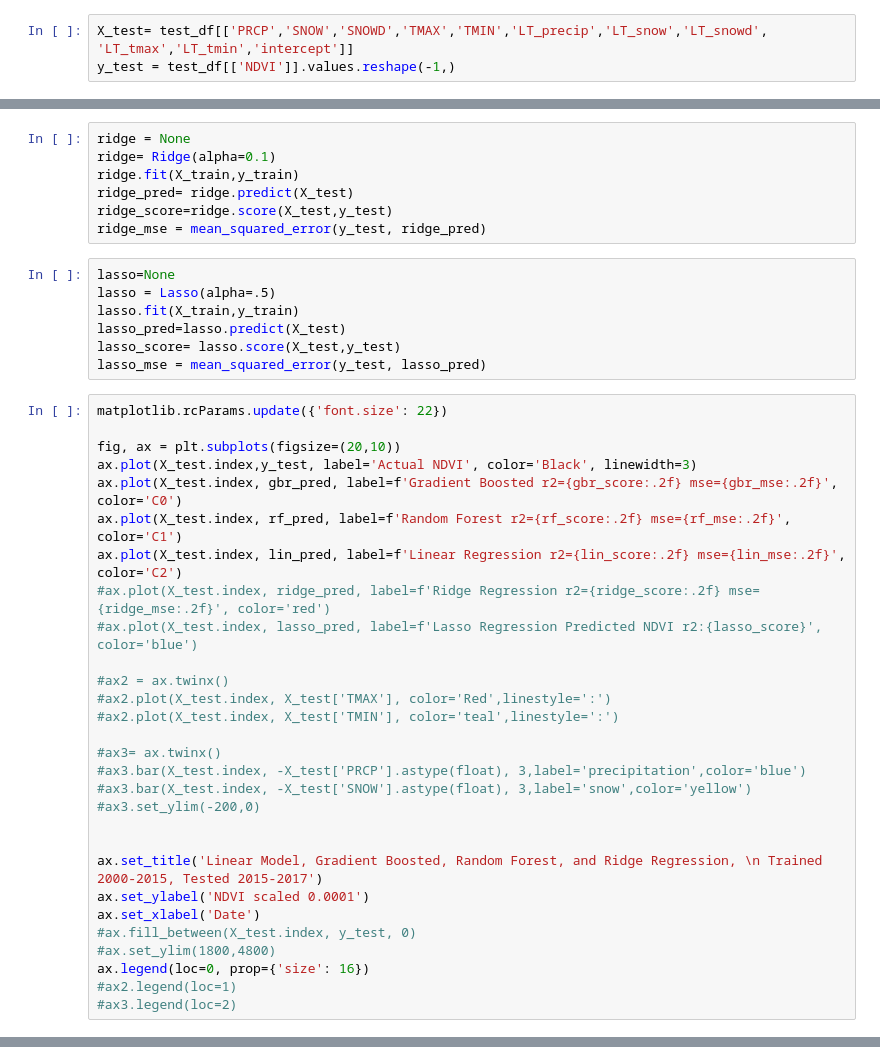
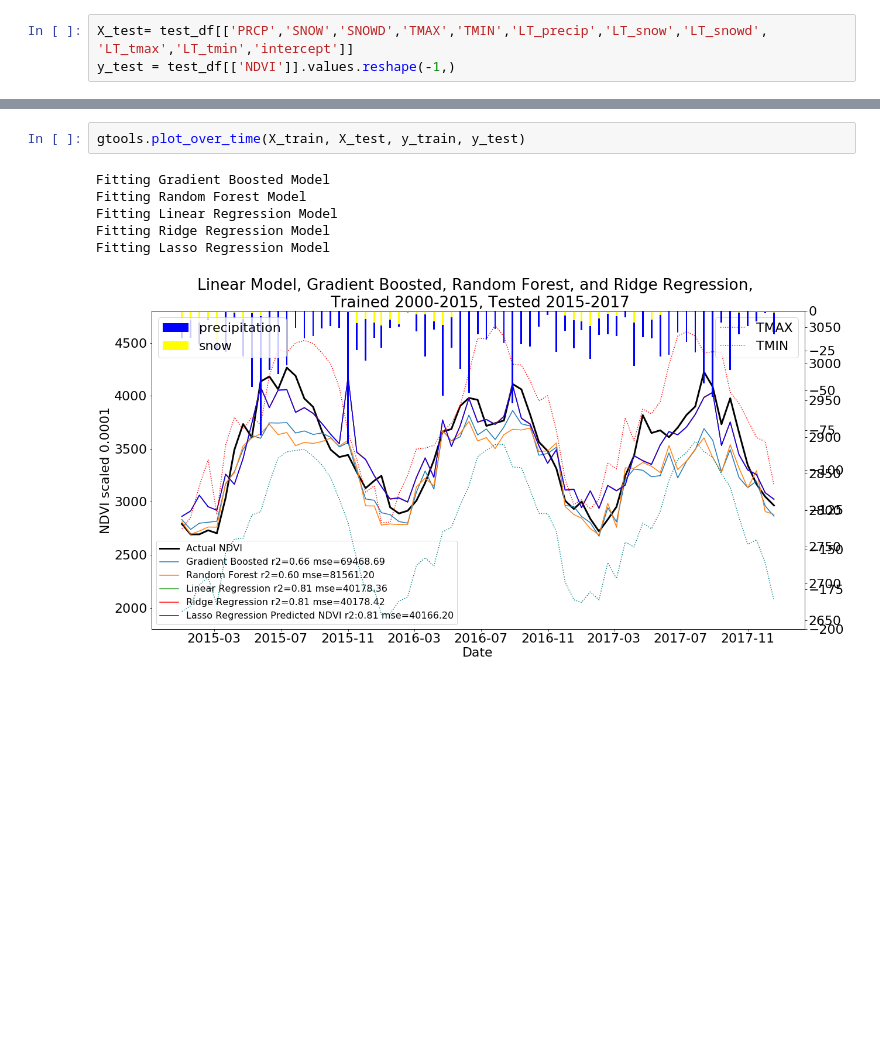
Before and after one commit to pberzins/plant_forecast, a Jupyter notebook: PlantForecast_demo.ipynb, the cells around one changed output, grey strips where cells are left out. Cells and saved outputs as stored; diff of their text form; blank space fills up the shorter version.

```diff
--- a/PlantForecast_demo.ipynb
+++ b/PlantForecast_demo.ipynb
@@ -106,43 +63,0 @@ lin_mse = mean_squared_error(y_test, lin_pred)
-# %%
-ridge = None
-ridge= Ridge(alpha=0.1)
-ridge.fit(X_train,y_train)
-ridge_pred= ridge.predict(X_test)
-ridge_score=ridge.score(X_test,y_test)
-ridge_mse = mean_squared_error(y_test, ridge_pred)
-# %%
-lasso=None
-lasso = Lasso(alpha=.5)
-lasso.fit(X_train,y_train)
-lasso_pred=lasso.predict(X_test)
-lasso_score= lasso.score(X_test,y_test)
-lasso_mse = mean_squared_error(y_test, lasso_pred)
-# %%
-matplotlib.rcParams.update({'font.size': 22})
-
-fig, ax = plt.subplots(figsize=(20,10))
-ax.plot(X_test.index,y_test, label='Actual NDVI', color='Black', linewidth=3)
-ax.plot(X_test.index, gbr_pred, label=f'Gradient Boosted r2={gbr_score:.2f} mse={gbr_mse:.2f}', color='C0')
-ax.plot(X_test.index, rf_pred, label=f'Random Forest r2={rf_score:.2f} mse={rf_mse:.2f}', color='C1')
-ax.plot(X_test.index, lin_pred, label=f'Linear Regression r2={lin_score:.2f} mse={lin_mse:.2f}', color='C2')
-#ax.plot(X_test.index, ridge_pred, label=f'Ridge Regression r2={ridge_score:.2f} mse={ridge_mse:.2f}', color='red')
-#ax.plot(X_test.index, lasso_pred, label=f'Lasso Regression Predicted NDVI r2:{lasso_score}', color='blue')
-
-#ax2 = ax.twinx()
-#ax2.plot(X_test.index, X_test['TMAX'], color='Red',linestyle=':')
-#ax2.plot(X_test.index, X_test['TMIN'], color='teal',linestyle=':')
-
-#ax3= ax.twinx()
-#ax3.bar(X_test.index, -X_test['PRCP'].astype(float), 3,label='precipitation',color='blue')
-#ax3.bar(X_test.index, -X_test['SNOW'].astype(float), 3,label='snow',color='yellow')
-#ax3.set_ylim(-200,0)
-
-
-ax.set_title('Linear Model, Gradient Boosted, Random Forest, and Ridge Regression, \n Trained 2000-2015, Tested 2015-2017')
-ax.set_ylabel('NDVI scaled 0.0001')
-ax.set_xlabel('Date')
-#ax.fill_between(X_test.index, y_test, 0)
-#ax.set_ylim(1800,4800)
-ax.legend(loc=0, prop={'size': 16})
-#ax2.legend(loc=1)
-#ax3.legend(loc=2)
@@ -152,3 +64,12 @@ ax.legend(loc=0, prop={'size': 16})
+# %%
+gtools.plot_over_time(X_train, X_test, y_train, y_test)
+# %% [output]
+Fitting Gradient Boosted Model
+Fitting Random Forest Model
+Fitting Linear Regression Model
+Fitting Ridge Regression Model
+Fitting Lasso Regression Model
+[figure, added]
 # %%
 range_list, gbr_mse_list, rf_mse_list, ridge_mse_list, gbr_score_list, rf_score_list, ridge_score_list=cv.test_for_longterm_mean(450)
 # %% [output]
```
Also changed, not shown: parts of 9 cells of this notebook, 2 other files.
